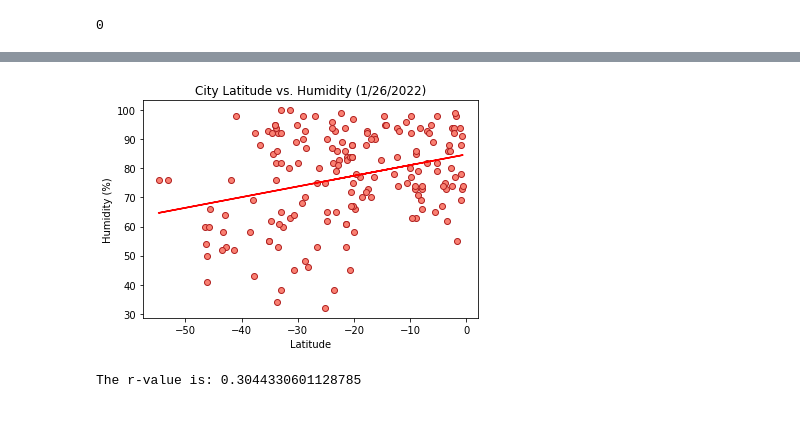
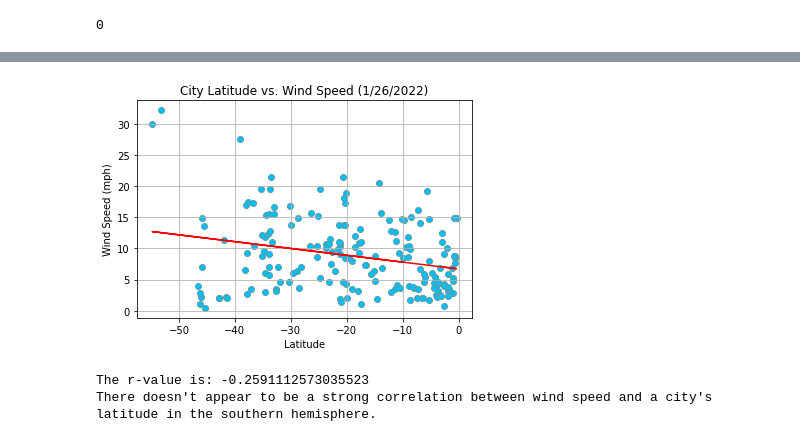
Before and after one commit to ennegineer/06-pythonAPIHW, a Jupyter notebook: WeatherPy/WeatherPy.ipynb, the cells around one changed output, grey strips where cells are left out. Cells and saved outputs as stored; diff of their text form; code cells hidden in the pictures.

```diff
--- a/WeatherPy/WeatherPy.ipynb
+++ b/WeatherPy/WeatherPy.ipynb
@@ -250,17 +351,22 @@ The r-value is: 0.452693545704656
 # %%
-# Southern Hemisphere: Humidity (%) vs. Latitude Linear Regression
+# Southern Hemisphere: Wind Speed (mph) vs. Latitude Linear Regression
 
-(slope, intercept, rvalue, pvalue, stderr) = linregress(southdata['Lat'], southdata['Humidity'])
+(slope, intercept, rvalue, pvalue, stderr) = linregress(southdata['Lat'], southdata['Wind Speed'])
 regress_values = southdata['Lat'] * slope + intercept
 
-plt.scatter(southdata['Lat'], southdata['Humidity'], color="salmon", edgecolor="firebrick")
+plt.scatter(southdata['Lat'], southdata['Wind Speed'], color="deepskyblue", edgecolor="cadetblue")
 plt.plot(southdata['Lat'],regress_values,"r-")
-plt.title("City Latitude vs. Humidity (1/26/2022)")
+plt.title("City Latitude vs. Wind Speed (1/26/2022)")
 plt.xlabel("Latitude")
-plt.ylabel("Humidity (%)")
+plt.ylabel("Wind Speed (mph)")
+plt.grid()
+plt.savefig('output_data/plot12.png')
 plt.show()
 print(f"The r-value is: {rvalue}")
-# Explain what linear regression is modeling - describe relationships I notice or other analysis
+# Explain what linear regression is modeling - describe relationships noticed
+print("Wind speeds tend to be  and\
+ a city's latitude in the southern hemisphere.")
 # %% [output]
-[figure, old version]
+[figure, new version]
-The r-value is: 0.3044330601128785
+The r-value is: -0.2591112573035523
+There doesn't appear to be a strong correlation between wind speed and a city's latitude in the southern hemisphere.
```
Also changed, not shown: parts of 20 cells of this notebook, 14 other files.
